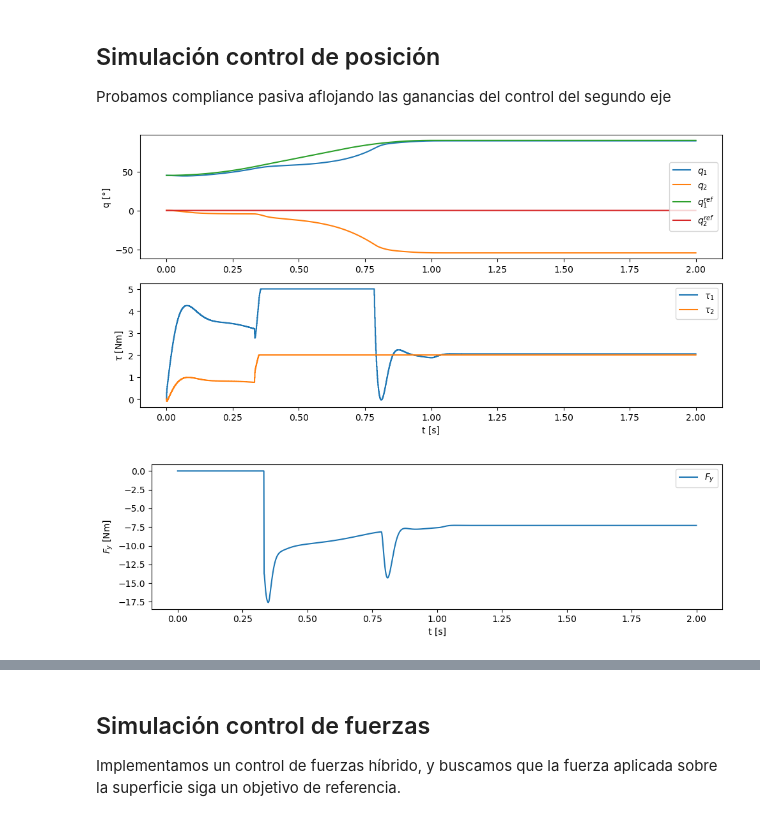
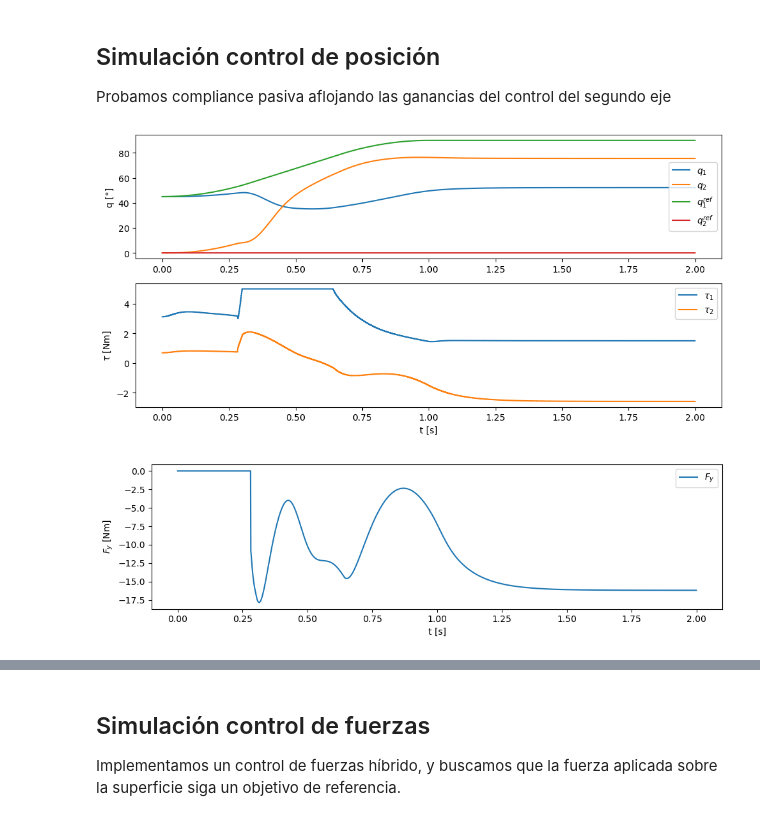
Before and after one commit to pgonfiuba/robotica, a Jupyter notebook: 7. Control de Fuerzas/1.FCcontrol_PD.ipynb, the cells around one changed output, grey strips where cells are left out. Cells and saved outputs as stored; diff of their text form; code cells hidden in the pictures.

Commit message:
softservo

```diff
--- a/7. Control de Fuerzas/1.FCcontrol_PD.ipynb
+++ b/7. Control de Fuerzas/1.FCcontrol_PD.ipynb
@@ -222,11 +222,12 @@ def f_dynamics(t, x, tau):
 Probamos compliance pasiva aflojando las ganancias del control del segundo eje
 # %%
 # Ganancias del controlador
-Kp = np.diag([200, 10])
+Kp = np.diag([200, 100])
+Kr = np.diag([1000, 100])
 Kd = np.diag([5, 1])
 
 # Límites del actuador
-tau_max = np.array([5.0, 2.0])   # Nm
+tau_max = np.array([5.0, 5.0])   # Nm
 
 # Condición inicial
 q = q_ini
@@ -248,7 +249,10 @@ for i in tqdm(range(n_samples)):
     _, Fy = contacto(x[:2], x[2:])
 
     # Calculo la acción de control para el instante de tiempo actual
-    tau_pd = Kp.dot(q_ref - x[:2]) - Kd.dot(x[2:]) #+ dp.gravload(x[:2])
+    J = dp.jacob0(x[:2])[0:2, :]
+    # con Softservo
+    Kp = J.T @ Kr @ J
+    tau_pd = Kp.dot(q_ref - x[:2]) - Kd.dot(x[2:]) + dp.gravload(x[:2])
     tau_pd = np.clip(tau_pd, -tau_max, tau_max)
 
     # Integración de tiempo continuo en un paso con tau constante
@@ -269,35 +273,35 @@ for i in tqdm(range(n_samples)):
     q_samples[i,:] = x[:2]
     qd_samples[i,:] = x[2:]
     tau_samples[i,:] = tau_pd
     Fy_samples[i] = Fy
 
 
 plt.figure(figsize=(10,5))
 plt.subplot(2,1,1)
 plt.plot(t,q_samples*180/np.pi)
 plt.plot(t,q_des*180/np.pi)
 plt.ylabel('q [°]')
 plt.legend([r'$q_1$',r'$q_2$',r'$q^{ref}_1$',r'$q^{ref}_2$'])
 plt.subplot(2,1,2)
 plt.step(t,tau_samples,where='post')
 plt.legend([r'$\tau_1$',r'$\tau_2$'])
 plt.ylabel(r'$\tau$ [Nm]')
 plt.xlabel('t [s]')
 plt.tight_layout()
 plt.show()
 
 plt.figure(figsize=(10,3))
 plt.plot(t,Fy_samples,label='$F_y$')
 plt.legend()
 plt.ylabel(r'$F_y$ [Nm]')
 plt.xlabel('t [s]')
 plt.tight_layout()
 plt.show()
 
 dp_animate(q_samples[0:-1:20],Ts=dt*20,trail=True)
 # %% [output]
-[figure, old version]
+[figure, new version]
-[figure, old version]
+[figure, new version]
 [interactive output not drawn]
 # %% [markdown]
 ## Simulación control de fuerzas
```
Also changed, not shown: parts of 1 cell of this notebook.
